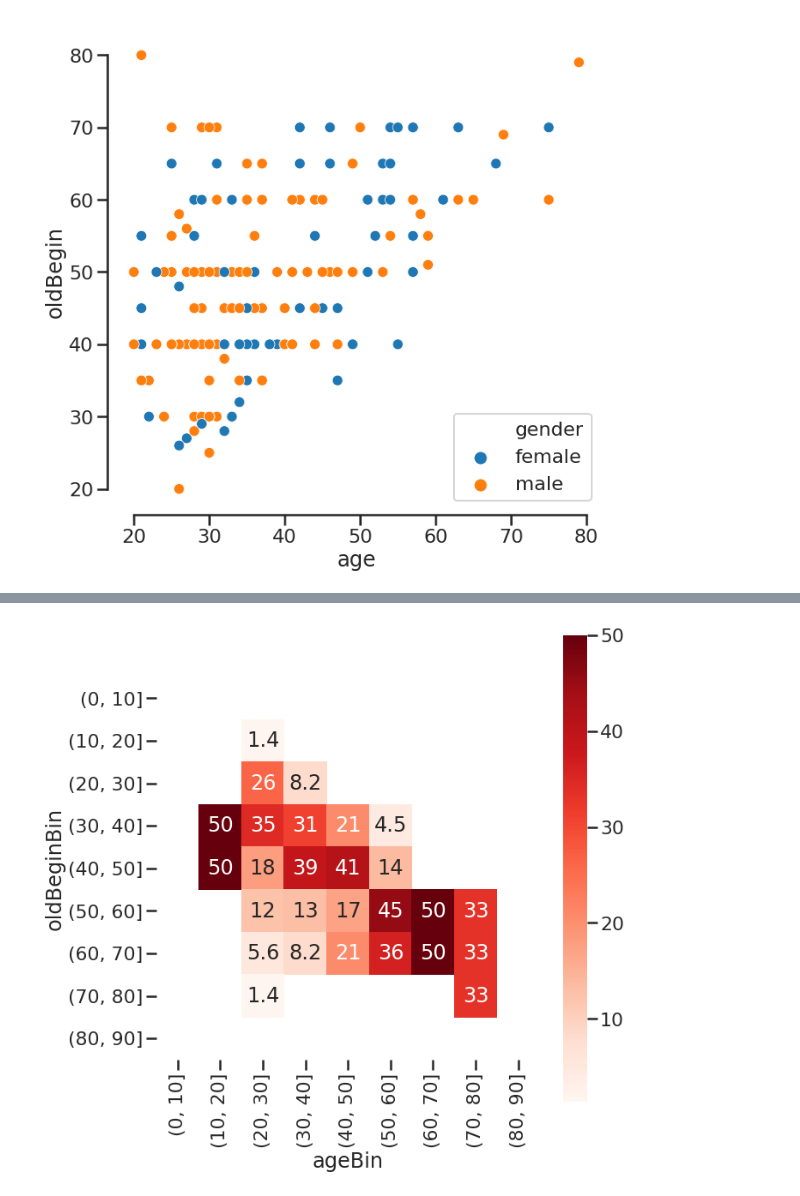
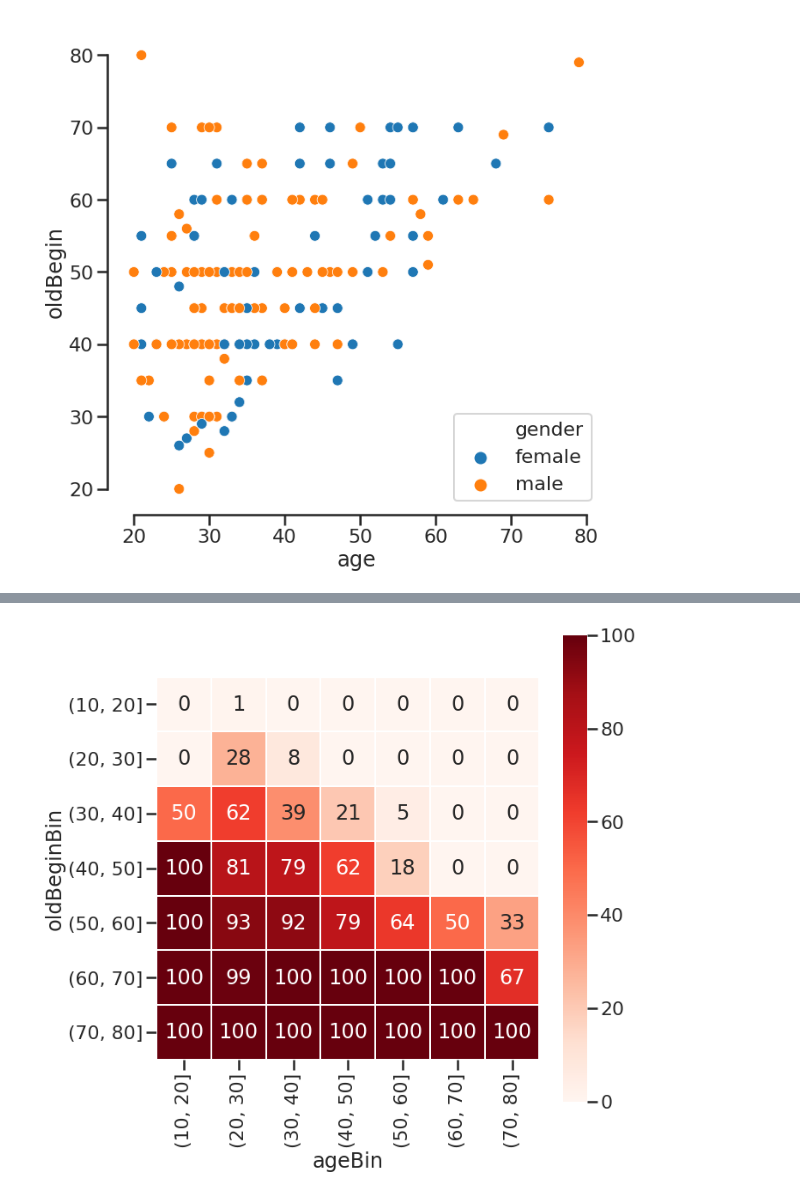
Before and after one commit to mwegrzyn/abbildungenWS1819, a Jupyter notebook: notebooks/age_project_MW.ipynb, the cells around one changed output, grey strips where cells are left out. Saved outputs shown, nothing was run; the diff lists cells and outputs as text; code cells hidden in the pictures.

```diff
--- a/notebooks/age_project_MW.ipynb
+++ b/notebooks/age_project_MW.ipynb
@@ -180,5 +362,5 @@ clean_df
 # %%
-num_df = pd.DataFrame( clean_df.groupby(['ageBin','oldBeginBin']).count().loc[:,'age'] )
+num_df = pd.DataFrame( clean_df.groupby(['ageBin','oldBeginBin']).count().loc[:,'age'] ).copy()
 # %%
 num_df
 # %% [output]
@@ -239,6 +416,6 @@ ageBin
 dtype: float64
 # %%
-percent_df = (num_df/num_df.sum(axis=0)) * 100
+percent_df = ((num_df/num_df.sum(axis=0)) * 100).T.copy()
 # %%
 percent_df
 # %% [output]
@@ -261,0 +449,2 @@ plt.show()
+# %%
+cum_percent_df = percent_df.fillna(0).cumsum(axis=1).T.copy()
@@ -261,0 +463,3 @@ plt.show()
+# %%
+round_df = np.round(cum_percent_df,0).astype(int)
+round_df
@@ -262,6 +476,17 @@ plt.show()
 # %%
-plt.figure(figsize=(10,10))
-sns.heatmap(percent_df,square=True,annot=True,cmap='Reds')
+fig, ax = plt.subplots(1, 1, figsize=(10, 10))
+
+sns.heatmap(
+    round_df,
+    square=True,
+    annot=True,
+    cmap='Reds',
+    vmin=0,
+    vmax=100,
+    linewidths=1,
+    fmt='.3g',
+    ax=ax)
+
 plt.show()
 # %% [output]
-[figure, old version]
+[figure, new version]
```
Also changed, not shown: parts of 74 cells of this notebook, 4 other files.
